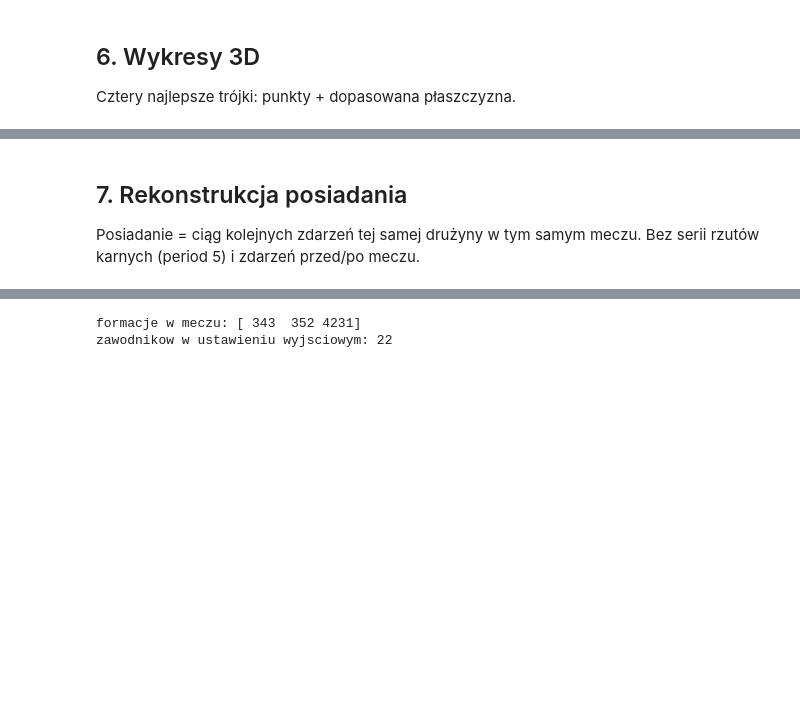
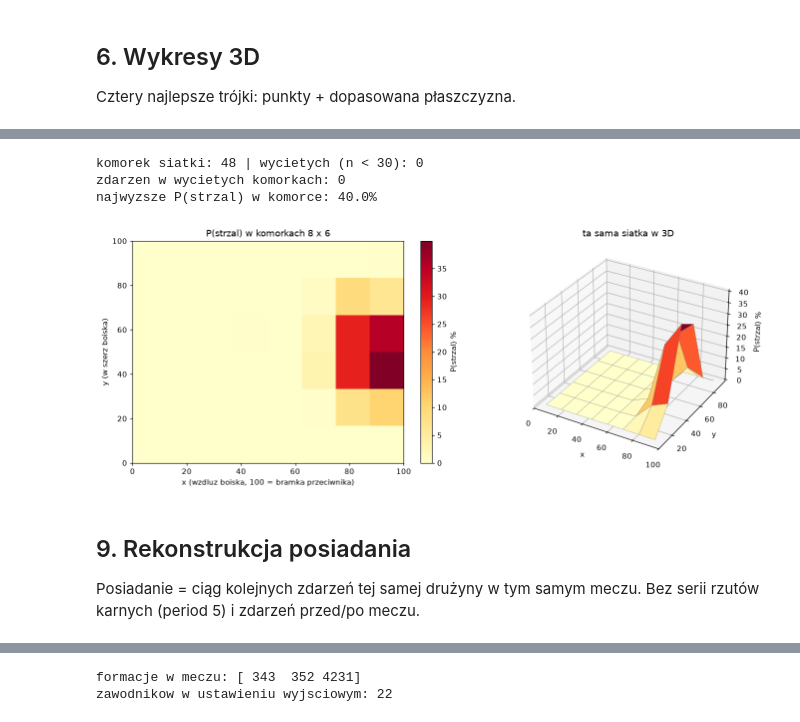
Before and after one commit to XeroChan/football-match-analytics, a Jupyter notebook: notebooks/02_eda.ipynb, the cells around one changed output, grey strips where cells are left out. Drawn from its saved outputs; the diff is of its cells as text; code cells hidden in the pictures; blank space fills up the shorter version.

```diff
--- a/notebooks/02_eda.ipynb
+++ b/notebooks/02_eda.ipynb
@@ -372,5 +391,61 @@ plt.show()
+# %%
+# Mapa strzalow: P(strzal) w komorkach siatki 8 x 6.
+# Ta sama siatka trafia do obu paneli (mapa 2D i powierzchnia 3D), wiec pokazuja to samo.
+dane = events_all[~events_all["period_value"].isin([5, 14, 16])].copy()
+dane["strzal"] = dane["is_shot"] == True
+
+SX, SY = 8, 6
+KRAWEDZIE_X = np.linspace(0, 100, SX + 1)
+KRAWEDZIE_Y = np.linspace(0, 100, SY + 1)
+
+siatka = dane.groupby(
+    [pd.cut(dane["y"], KRAWEDZIE_Y), pd.cut(dane["x"], KRAWEDZIE_X)],
+    observed=False,
+).agg(zdarzen=("strzal", "size"), strzalow=("strzal", "sum"))
+
+ile = siatka["zdarzen"].unstack().to_numpy(copy=True)
+proc = (100 * siatka["strzalow"] / siatka["zdarzen"]).unstack().to_numpy(copy=True)
+
+# komorki z mala proba wycinamy - inaczej 1 strzal daje 100%
+MIN_PROBA = 30
+proc[ile < MIN_PROBA] = np.nan
+
+print(f"komorek siatki: {ile.size} | wycietych (n < {MIN_PROBA}): {int((ile < MIN_PROBA).sum())}")
+print(f"zdarzen w wycietych komorkach: {int(ile[ile < MIN_PROBA].sum())}")
+print(f"najwyzsze P(strzal) w komorce: {np.nanmax(proc):.1f}%")
+print()
+
+fig = plt.figure(figsize=(13, 5))
+
+# lewy panel: mapa 2D
+ax1 = fig.add_subplot(1, 2, 1)
+mapa = ax1.imshow(proc, origin="lower", extent=[0, 100, 0, 100], cmap="YlOrRd", aspect="auto")
+ax1.set_xlabel("x (wzdluz boiska, 100 = bramka przeciwnika)")
+ax1.set_ylabel("y (w szerz boiska)")
+ax1.set_title(f"P(strzal) w komorkach {SX} x {SY}")
+fig.colorbar(mapa, ax=ax1, label="P(strzal) %")
+
+# prawy panel: ta sama siatka jako powierzchnia
+ax2 = fig.add_subplot(1, 2, 2, projection="3d")
+srodek_x = (KRAWEDZIE_X[:-1] + KRAWEDZIE_X[1:]) / 2
+srodek_y = (KRAWEDZIE_Y[:-1] + KRAWEDZIE_Y[1:]) / 2
+siatka_x, siatka_y = np.meshgrid(srodek_x, srodek_y)
+ax2.plot_surface(siatka_x, siatka_y, proc, cmap="YlOrRd", edgecolor="gray", linewidth=0.3)
+ax2.set_xlabel("x")
+ax2.set_ylabel("y")
+ax2.set_zlabel("P(strzal) %")
+ax2.set_title("ta sama siatka w 3D")
+
+plt.tight_layout()
+plt.savefig(FIGURY / "mapa_strzal.png", dpi=120)
+plt.show()
+# %% [output]
+komorek siatki: 48 | wycietych (n < 30): 0
+zdarzen w wycietych komorkach: 0
+najwyzsze P(strzal) w komorce: 40.0%
+[figure, added]
 # %% [markdown]
-## 7. Rekonstrukcja posiadania
+## 9. Rekonstrukcja posiadania
 
 Posiadanie = ciąg kolejnych zdarzeń tej samej drużyny w tym samym meczu. Bez serii rzutów karnych (period 5) i zdarzeń przed/po meczu.
 # %%
```
Also changed, not shown: parts of 29 cells of this notebook.
